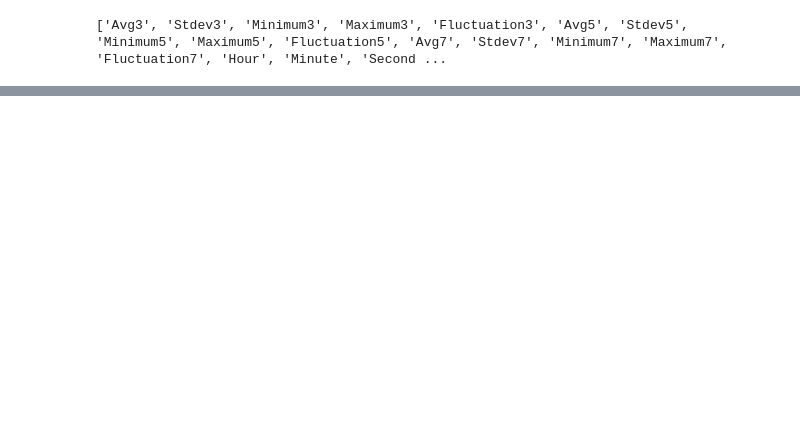
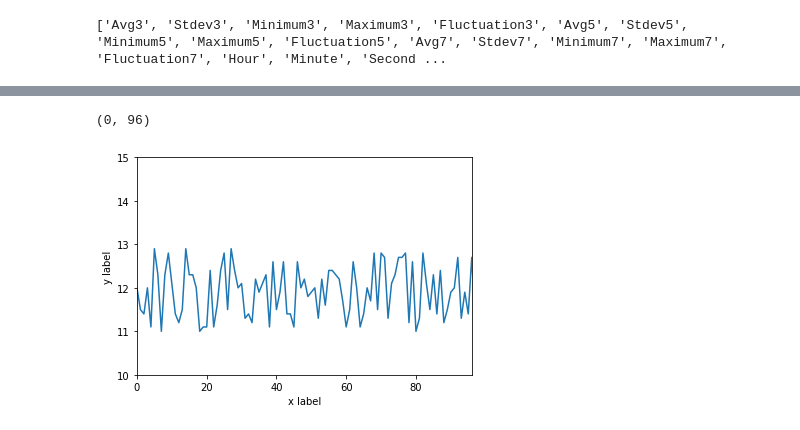
Before and after one commit to jesus-r-mendoza/Operations-Data-and-Mgmt-System, a Jupyter notebook: machine-learning/support-vector-regression/SVR-Forecasting.ipynb, the cells around one changed output, grey strips where cells are left out. Saved outputs shown, nothing was run; the diff lists cells and outputs as text; code cells hidden in the pictures; blank space fills up the shorter version.

```diff
--- a/machine-learning/support-vector-regression/SVR-Forecasting.ipynb
+++ b/machine-learning/support-vector-regression/SVR-Forecasting.ipynb
@@ -99,0 +104,9 @@ RMSE is 0.5836651770197268
+# %%
+plt.plot(y_train)
+plt.xlabel('x label')
+plt.ylabel('y label')
+plt.ylim(10,15)
+plt.xlim(0, train_size//50)
+# %% [output]
+(0, 96)
+[figure, added]
```
Also changed, not shown: parts of 9 cells of this notebook.
